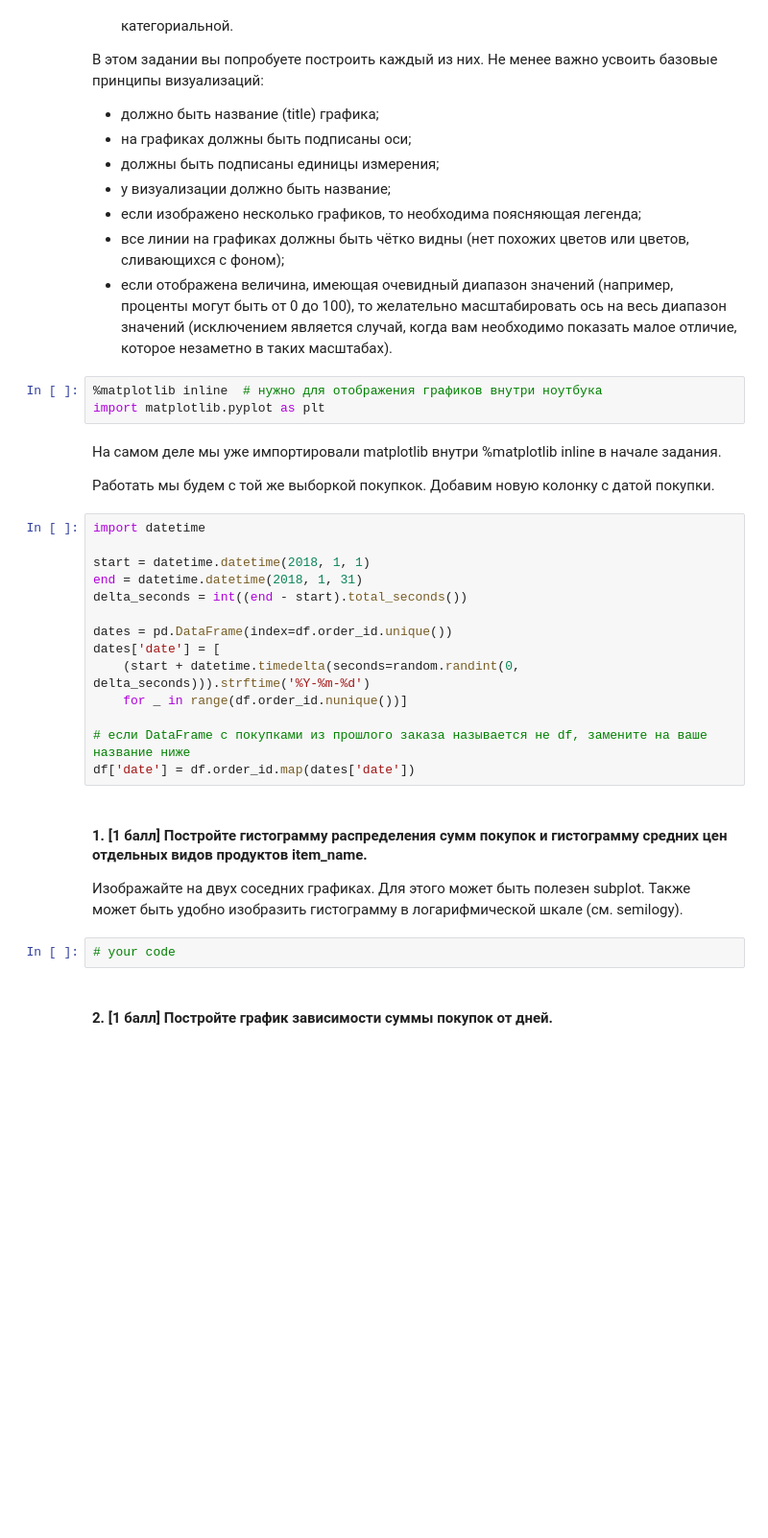
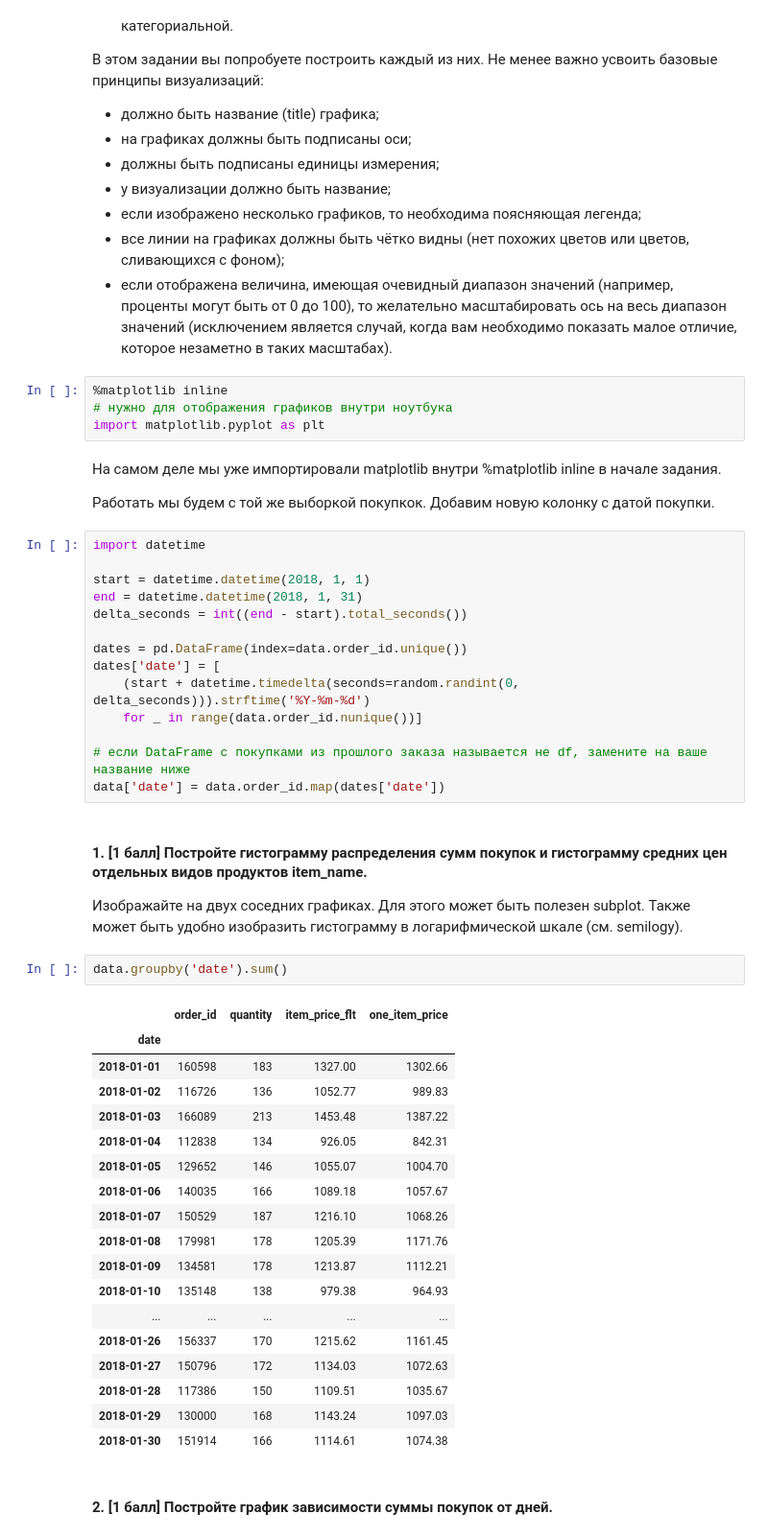
Before and after one commit to paniquex/ML_DS_practice, a Jupyter notebook: MMRO/HW_01/homework-practice-01.ipynb, the cells around one changed output. Shown at 96% size. Drawn from its saved outputs; the diff is of its cells as text; blank space fills up the shorter version.

Commit message:
all pandas tasks were done, one matplotlib task was done

```diff
--- a/MMRO/HW_01/homework-practice-01.ipynb
+++ b/MMRO/HW_01/homework-practice-01.ipynb
@@ -338,7 +348,8 @@ data = np.random.rand(10, 3)
 - все линии на графиках должны быть чётко видны (нет похожих цветов или цветов, сливающихся с фоном);
 - если отображена величина, имеющая очевидный диапазон значений (например, проценты могут быть от 0 до 100), то желательно масштабировать ось на весь диапазон значений (исключением является случай, когда вам необходимо показать малое отличие, которое незаметно в таких масштабах).
 # %%
-%matplotlib inline  # нужно для отображения графиков внутри ноутбука
+%matplotlib inline
+# нужно для отображения графиков внутри ноутбука
 import matplotlib.pyplot as plt
 # %% [markdown]
 На самом деле мы уже импортировали matplotlib внутри %matplotlib inline в начале задания.
@@ -351,18 +362,37 @@ start = datetime.datetime(2018, 1, 1)
 end = datetime.datetime(2018, 1, 31)
 delta_seconds = int((end - start).total_seconds())
 
-dates = pd.DataFrame(index=df.order_id.unique())
+dates = pd.DataFrame(index=data.order_id.unique())
 dates['date'] = [
     (start + datetime.timedelta(seconds=random.randint(0, delta_seconds))).strftime('%Y-%m-%d')
-    for _ in range(df.order_id.nunique())]
+    for _ in range(data.order_id.nunique())]
 
 # если DataFrame с покупками из прошлого заказа называется не df, замените на ваше название ниже
-df['date'] = df.order_id.map(dates['date'])
+data['date'] = data.order_id.map(dates['date'])
 # %% [markdown]
 #### 1. [1 балл] Постройте гистограмму распределения сумм покупок и гистограмму средних цен отдельных видов продуктов item_name.
 
 Изображайте на двух соседних графиках. Для этого может быть полезен subplot. Также может быть удобно изобразить гистограмму в логарифмической шкале (см. semilogy).
-# %%
-# your code
+# %%
+data.groupby('date').sum()
+# %% [output]
+|  | order_id | quantity | item_price_flt | one_item_price |
+| date |  |  |  |  |
+| 2018-01-01 | 160598 | 183 | 1327.00 | 1302.66 |
+| 2018-01-02 | 116726 | 136 | 1052.77 | 989.83 |
+| 2018-01-03 | 166089 | 213 | 1453.48 | 1387.22 |
+| 2018-01-04 | 112838 | 134 | 926.05 | 842.31 |
+| 2018-01-05 | 129652 | 146 | 1055.07 | 1004.70 |
+| 2018-01-06 | 140035 | 166 | 1089.18 | 1057.67 |
+| 2018-01-07 | 150529 | 187 | 1216.10 | 1068.26 |
+| 2018-01-08 | 179981 | 178 | 1205.39 | 1171.76 |
+| 2018-01-09 | 134581 | 178 | 1213.87 | 1112.21 |
+| 2018-01-10 | 135148 | 138 | 979.38 | 964.93 |
+| ... | ... | ... | ... | ... |
+| 2018-01-26 | 156337 | 170 | 1215.62 | 1161.45 |
+| 2018-01-27 | 150796 | 172 | 1134.03 | 1072.63 |
+| 2018-01-28 | 117386 | 150 | 1109.51 | 1035.67 |
+| 2018-01-29 | 130000 | 168 | 1143.24 | 1097.03 |
+| 2018-01-30 | 151914 | 166 | 1114.61 | 1074.38 |
 # %% [markdown]
 #### 2. [1 балл] Постройте график зависимости суммы покупок от дней.
```
Also changed, not shown: parts of 16 cells of this notebook, 1 other file.
